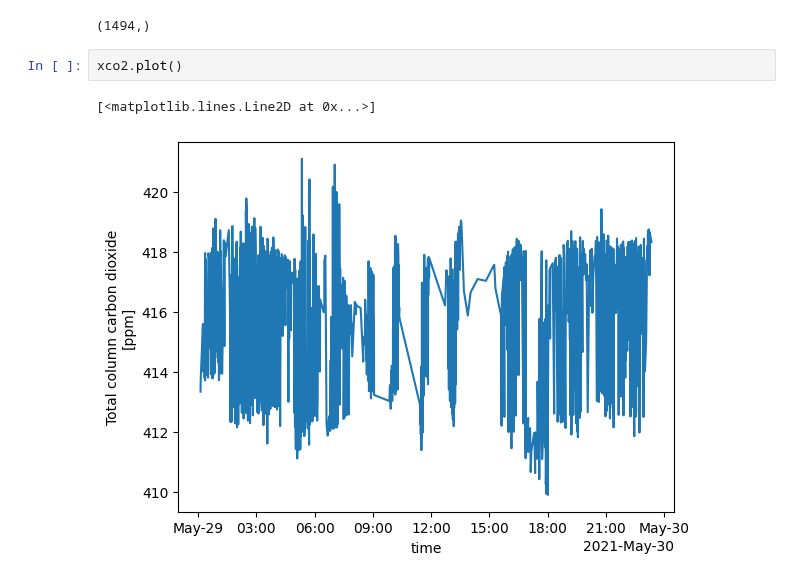
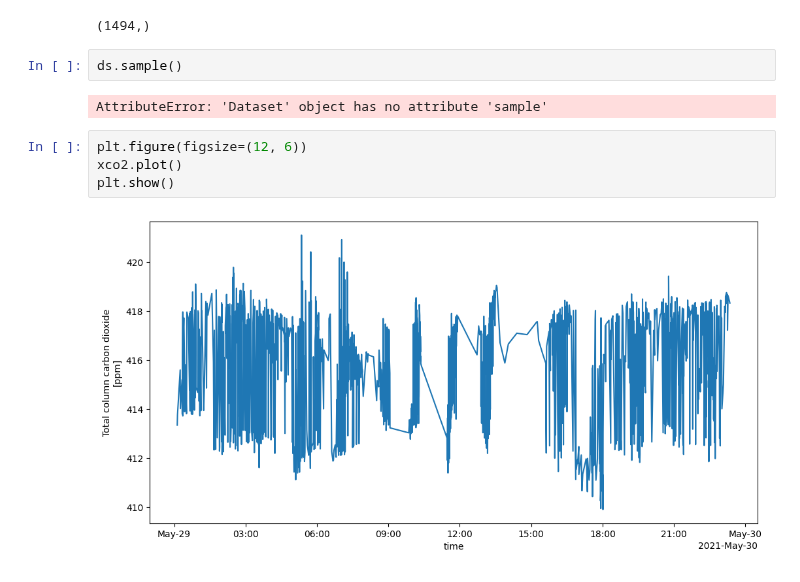
Before and after one commit to DanielNguyen-05/AirForce, a Jupyter notebook: ai/test_qhuy.ipynb, the cells around one changed output. Cells and saved outputs as stored; diff of their text form.

Commit message:
config figure size

```diff
--- a/ai/test_qhuy.ipynb
+++ b/ai/test_qhuy.ipynb
@@ -93,8 +94,13 @@ xco2 = ds['xco2']
 xco2.shape
 # %% [output]
 (1494,)
+# %%
+ds.sample()
+# %% [output]
+AttributeError: 'Dataset' object has no attribute 'sample'
 # %%
+plt.figure(figsize=(12, 6))
 xco2.plot()
+plt.show()
 # %% [output]
-[<matplotlib.lines.Line2D at 0x...>]
-[figure, old version]
+[figure, new version]
```
Also changed, not shown: parts of 1 cell of this notebook, 2 other files.
